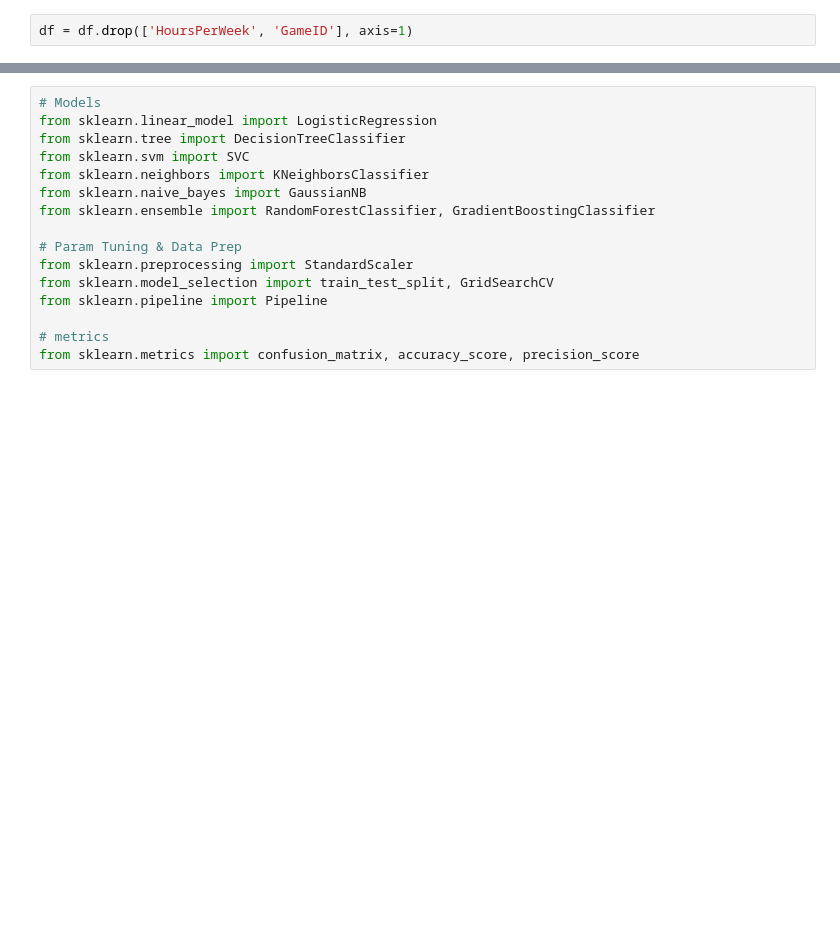
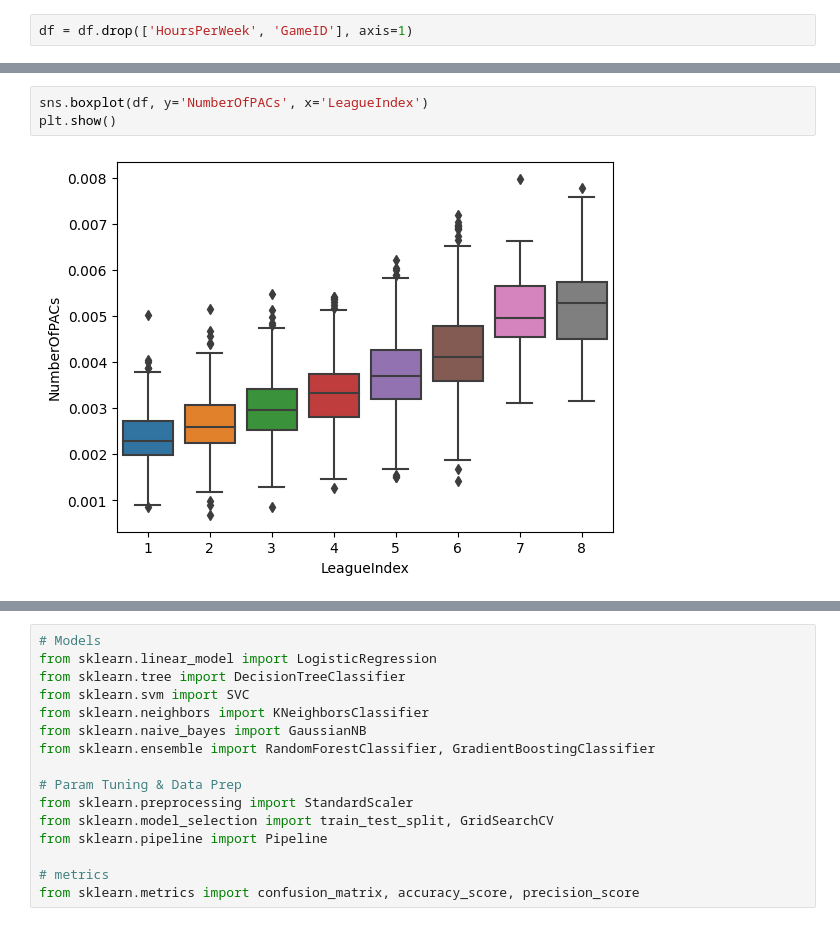
Before and after one commit to Ethan-Shapiro/EG-Starcraft-II-Project, a Jupyter notebook: notebook.ipynb, the cells around one changed output, grey strips where cells are left out. Saved outputs shown, nothing was run; the diff lists cells and outputs as text; blank space fills up the shorter version.

```diff
--- a/notebook.ipynb
+++ b/notebook.ipynb
@@ -370,0 +432,5 @@ df = df.drop(['HoursPerWeek', 'GameID'], axis=1)
+# %%
+sns.boxplot(df, y='NumberOfPACs', x='LeagueIndex')
+plt.show()
+# %% [output]
+[figure, added]
```
Also changed, not shown: parts of 28 cells of this notebook.
